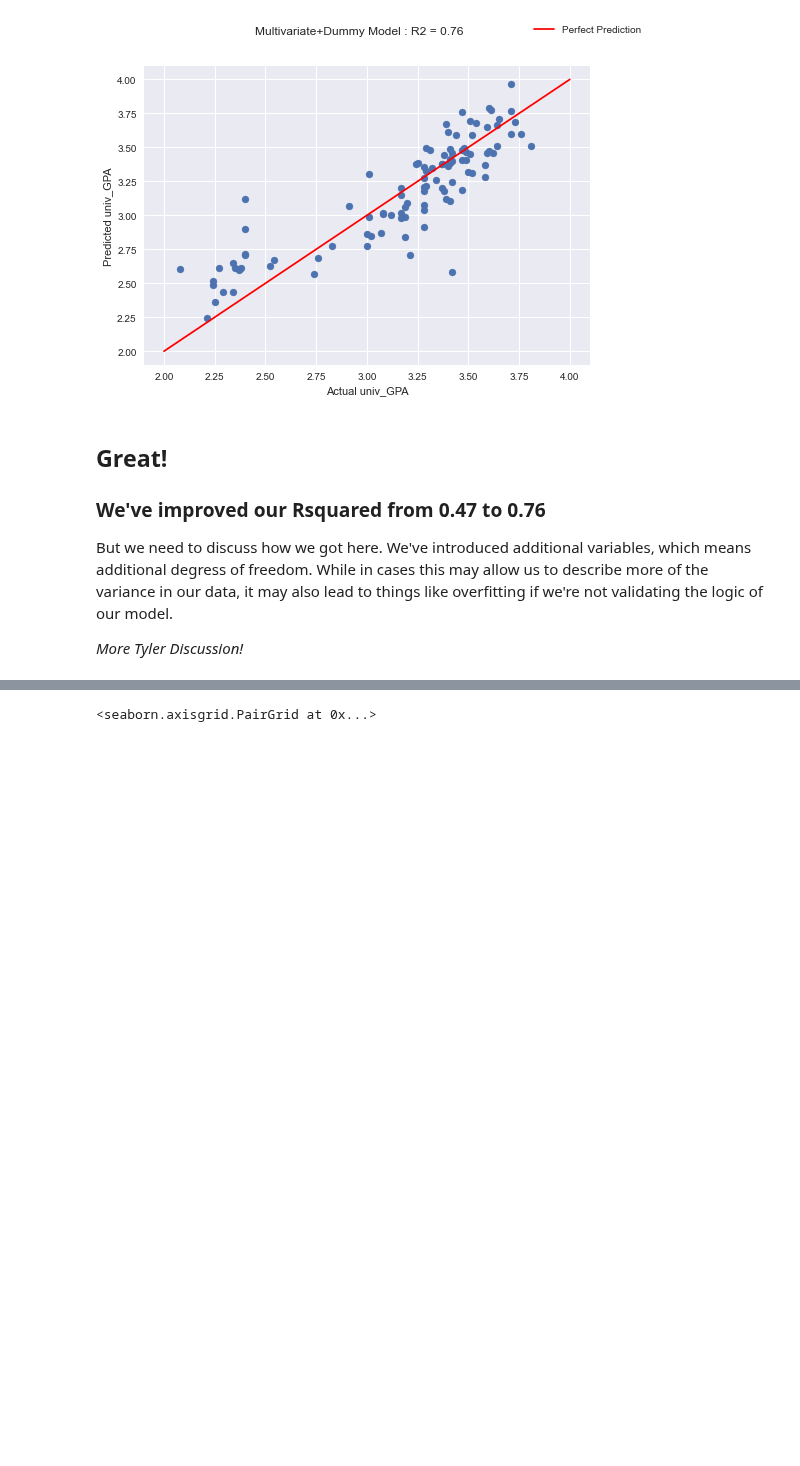
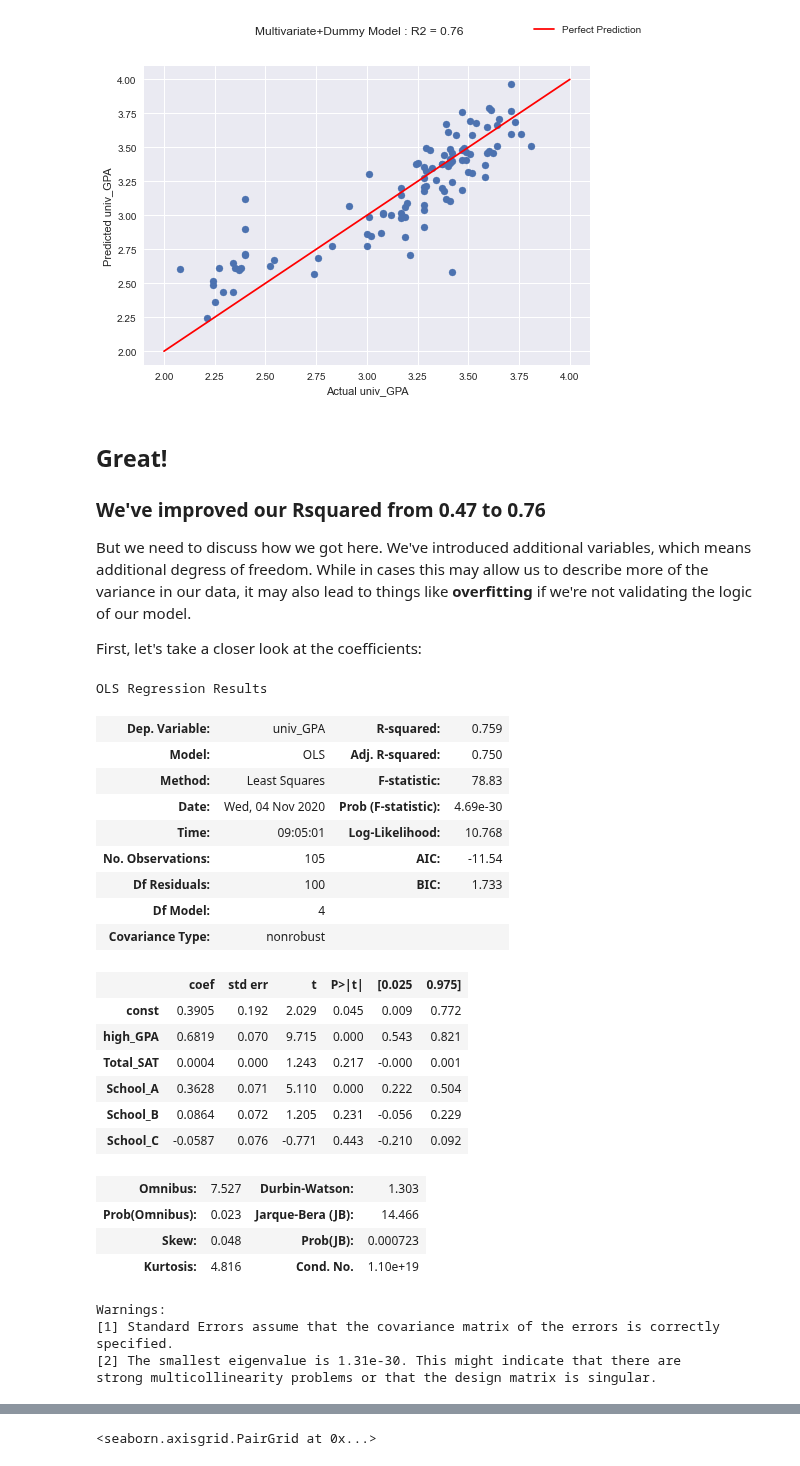
Before and after one commit to Per48edjes/Misc-DA-Prob-Stat, a Jupyter notebook: Lesson_4/Python_4/regression_2.ipynb, the cells around one changed output, grey strips where cells are left out. Cells and saved outputs as stored; diff of their text form; code cells hidden in the pictures; blank space fills up the shorter version.

```diff
--- a/Lesson_4/Python_4/regression_2.ipynb
+++ b/Lesson_4/Python_4/regression_2.ipynb
@@ -139,6 +215,34 @@ display_model_fit(dummy_model, 'Multivariate+Dummy Model')
 ## Great!
 ### We've improved our Rsquared from 0.47 to 0.76
 
-But we need to discuss how we got here. We've introduced additional variables, which means additional degress of freedom. While in cases this may allow us to describe more of the variance in our data, it may also lead to things like overfitting if we're not validating the logic of our model.
+But we need to discuss how we got here. We've introduced additional variables, which means additional degress of freedom. While in cases this may allow us to describe more of the variance in our data, it may also lead to things like **overfitting** if we're not validating the logic of our model.
 
-*More Tyler Discussion!*
+First, let's take a closer look at the coefficients:
+# %%
+dummy_model.summary()
+# %% [output]
+OLS Regression Results
+| Dep. Variable: | univ_GPA | R-squared: | 0.759 |
+| Model: | OLS | Adj. R-squared: | 0.750 |
+| Method: | Least Squares | F-statistic: | 78.83 |
+| Date: | Wed, 04 Nov 2020 | Prob (F-statistic): | 4.69e-30 |
+| Time: | 09:05:01 | Log-Likelihood: | 10.768 |
+| No. Observations: | 105 | AIC: | -11.54 |
+| Df Residuals: | 100 | BIC: | 1.733 |
+| Df Model: | 4 |  |  |
+| Covariance Type: | nonrobust |  |  |
+|  | coef | std err | t | P>|t| | [0.025 | 0.975] |
+| const | 0.3905 | 0.192 | 2.029 | 0.045 | 0.009 | 0.772 |
+| high_GPA | 0.6819 | 0.070 | 9.715 | 0.000 | 0.543 | 0.821 |
+| Total_SAT | 0.0004 | 0.000 | 1.243 | 0.217 | -0.000 | 0.001 |
+| School_A | 0.3628 | 0.071 | 5.110 | 0.000 | 0.222 | 0.504 |
+| School_B | 0.0864 | 0.072 | 1.205 | 0.231 | -0.056 | 0.229 |
+| School_C | -0.0587 | 0.076 | -0.771 | 0.443 | -0.210 | 0.092 |
+| Omnibus: | 7.527 | Durbin-Watson: | 1.303 |
+| Prob(Omnibus): | 0.023 | Jarque-Bera (JB): | 14.466 |
+| Skew: | 0.048 | Prob(JB): | 0.000723 |
+| Kurtosis: | 4.816 | Cond. No. | 1.10e+19 |
+Warnings:
+[1] Standard Errors assume that the covariance matrix of the errors is correctly specified.
+[2] The smallest eigenvalue is 1.31e-30. This might indicate that there are
+strong multicollinearity problems or that the design matrix is singular.
```
Also changed, not shown: parts of 14 cells of this notebook, 4 other files.
